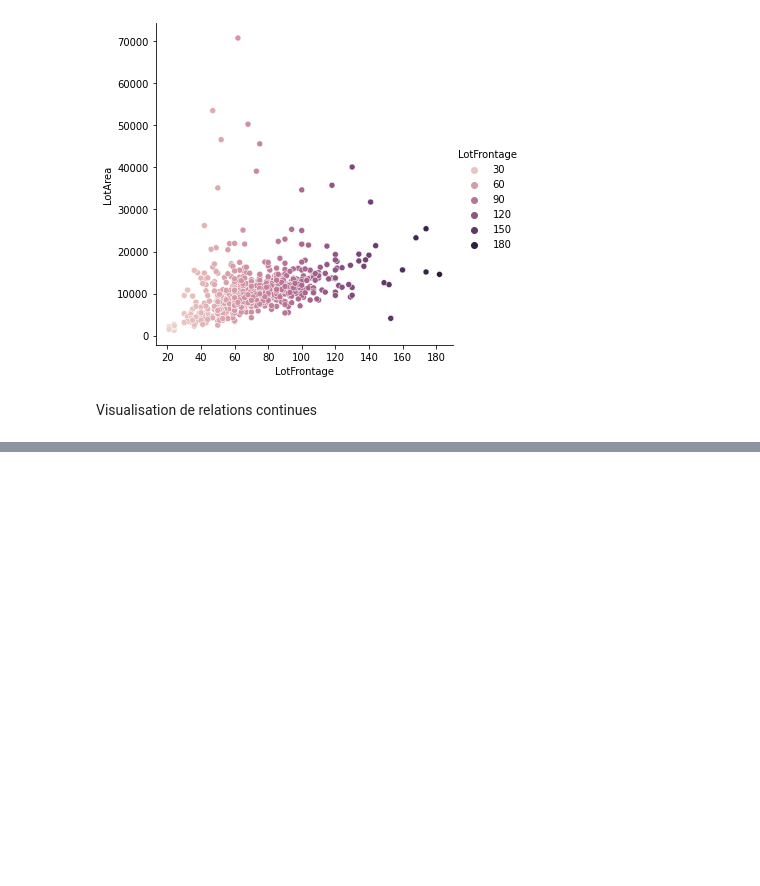
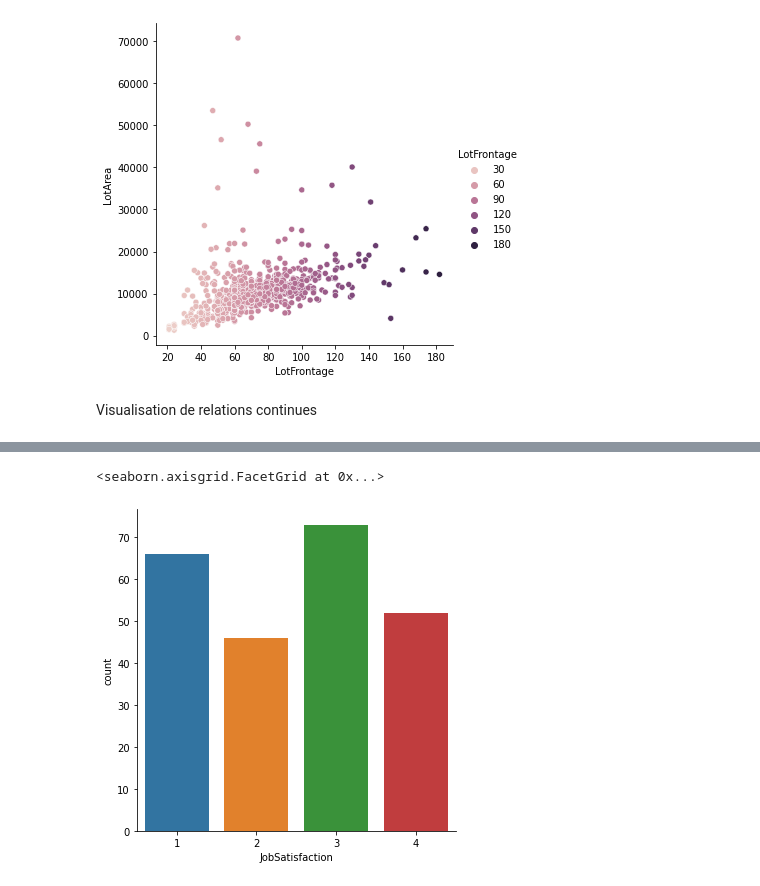
Before and after one commit to AlexRandria/python_numpy, a Jupyter notebook: pandasExo.ipynb, the cells around one changed output, grey strips where cells are left out. Drawn from its saved outputs; the diff is of its cells as text; code cells hidden in the pictures; blank space fills up the shorter version.

```diff
--- a/pandasExo.ipynb
+++ b/pandasExo.ipynb
@@ -76,0 +160,4 @@ sales_50 = sales.sample(n=50)
+# %%
+ibm = pd.read_csv('./files/IBM_HR_ATTRITION.csv', ',');
+pd.set_option('display.max_rows', 100)
+ibm
@@ -76,0 +193,5 @@ sales_50 = sales.sample(n=50)
+# %%
+sb.catplot(x="JobSatisfaction", data = ibm[ibm['Attrition'] == "Yes"], kind="count")
+# %% [output]
+<seaborn.axisgrid.FacetGrid at 0x...>
+[figure, added]
```
Also changed, not shown: parts of 16 cells of this notebook.
